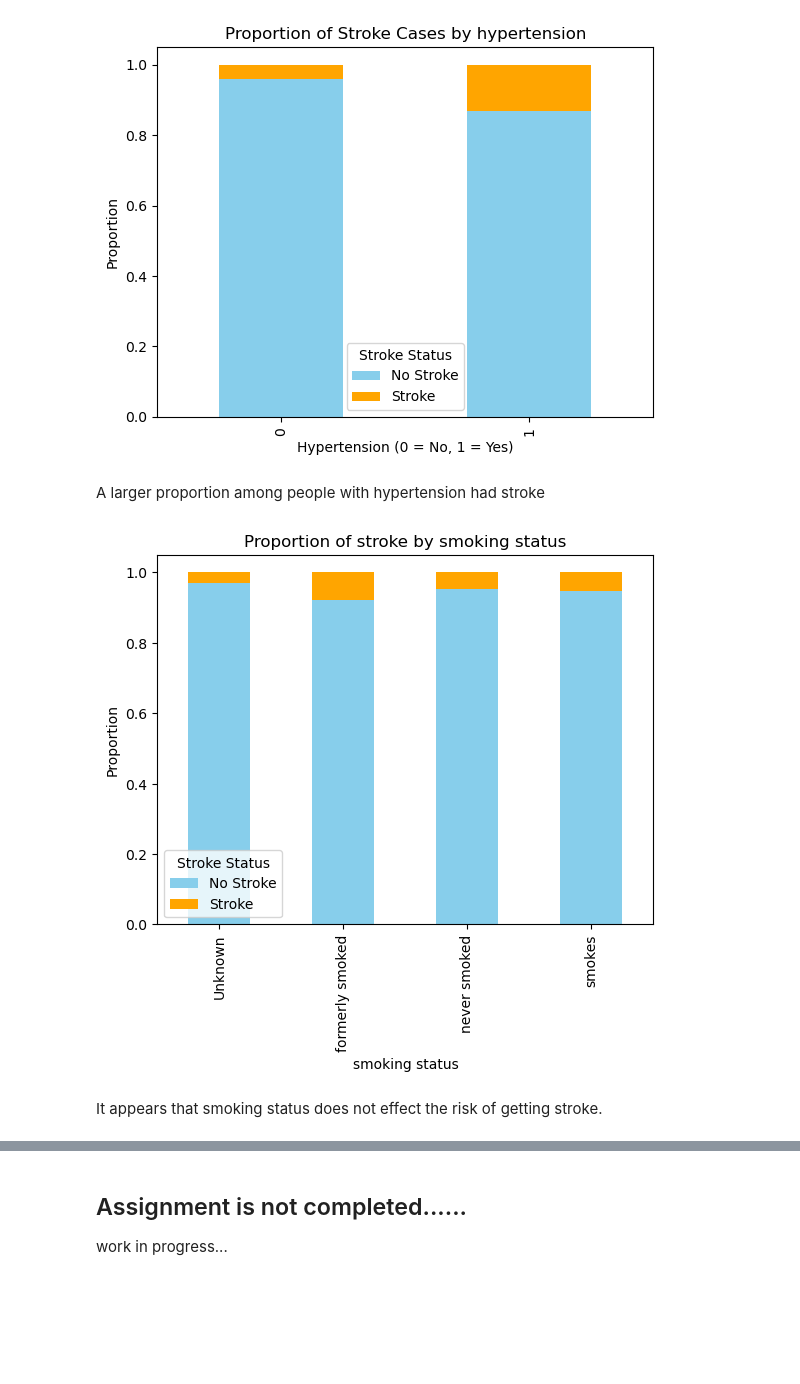
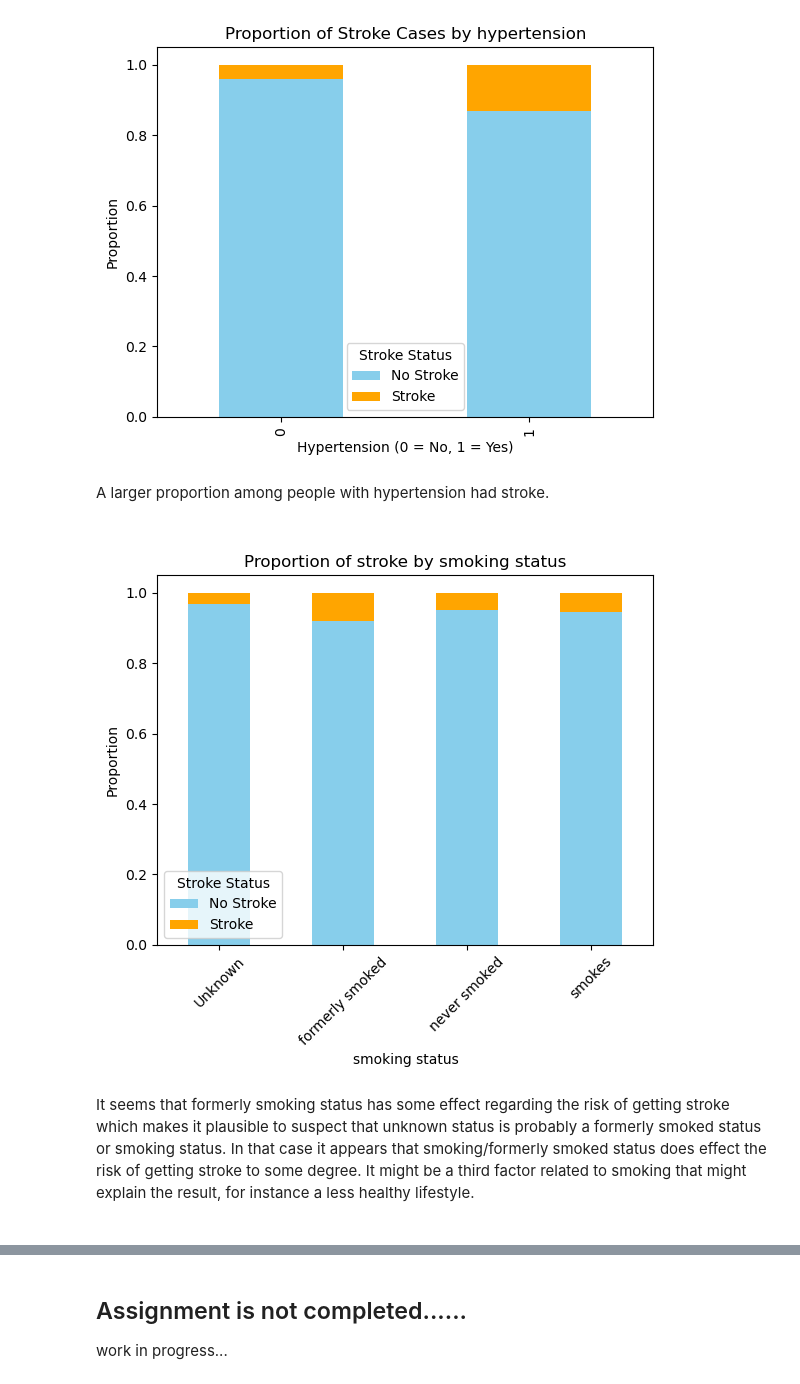
Before and after one commit to shlemondev/su-mt4007, a Jupyter notebook: HW3/HW3.ipynb, the cells around one changed output, grey strips where cells are left out. Cells and saved outputs as stored; diff of their text form; code cells hidden in the pictures; blank space fills up the shorter version.

```diff
--- a/HW3/HW3.ipynb
+++ b/HW3/HW3.ipynb
@@ -394,20 +426,30 @@ plt.show()
 # %% [output]
 [figure]
 # %% [markdown]
-A larger proportion among people with hypertension had stroke
+
+A larger proportion among people with hypertension had stroke.
+
+#
 # %%
+
 #Group data to get the proportional distribution of stroke status for those with heart disease
 stroke_counts = df_strokes.groupby('smoking_status')['stroke'].value_counts(normalize=True).unstack()
 
 # Plot a bar diagram
 stroke_counts.plot(kind='bar', stacked=True, color=['skyblue', 'orange'])
 plt.title("Proportion of stroke by smoking status")
 plt.xlabel("smoking status")
 plt.ylabel("Proportion")
+plt.xticks(rotation=45)
 plt.legend(["No Stroke", "Stroke"], title="Stroke Status")
 plt.show()
 # %% [output]
-[figure, old version]
+[figure, new version]
 # %% [markdown]
-It appears that smoking status does not effect the risk of getting stroke.
+It seems that formerly smoking status has some effect regarding the risk of getting stroke
+which makes it plausible to suspect that unknown status is probably a formerly smoked status or smoking status.
+In that case it appears that smoking/formerly smoked status does effect the risk of getting stroke to some degree.
+It might be a third factor related to smoking that might explain the result, for instance a less healthy lifestyle.
+
+#
 # %%
```
Also changed, not shown: parts of 8 cells of this notebook, 2 other files.
